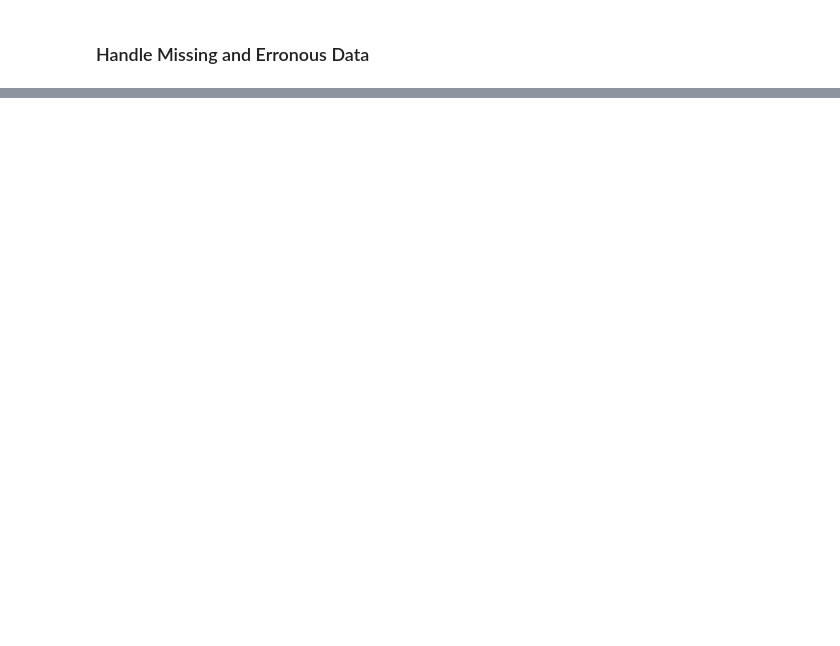
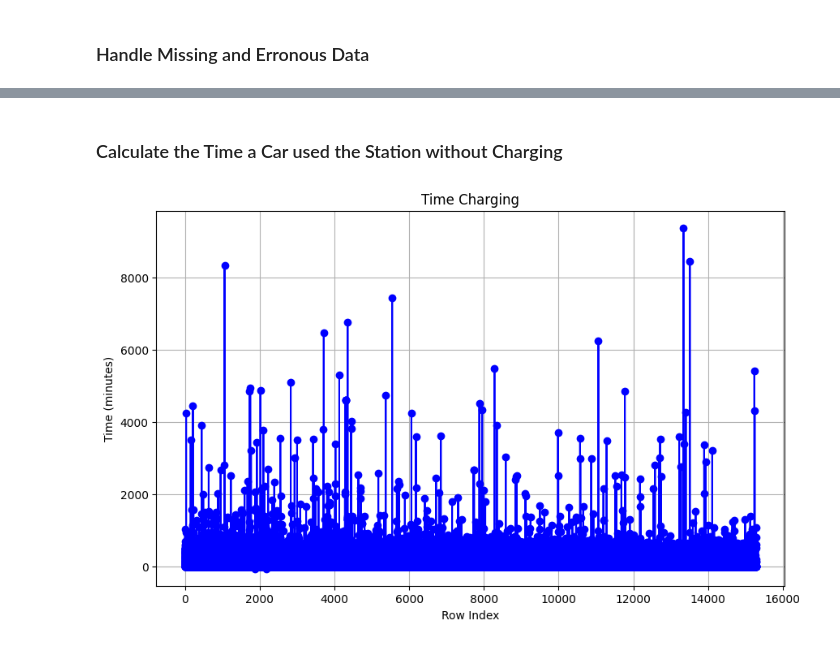
Before and after one commit to S0PEX/AA_Team_9_WS23, a Jupyter notebook: main.ipynb, the cells around one changed output, grey strips where cells are left out. Saved outputs shown, nothing was run; the diff lists cells and outputs as text; code cells hidden in the pictures; blank space fills up the shorter version.

```diff
--- a/main.ipynb
+++ b/main.ipynb
@@ -134,0 +140,23 @@ plt.show()
+# %% [markdown]
+### Calculate the Time a Car used the Station without Charging
+# %%
+# Convert 'disconnectTime' and 'doneChargingTime' columns to datetime format
+df['disconnectTime'] = pd.to_datetime(df['disconnectTime'])
+df['doneChargingTime'] = pd.to_datetime(df['doneChargingTime'])
+
+# Calculate the time difference for each row and create a new column 'timeDifference'
+df['NoChargingTime'] = df['disconnectTime'] - df['doneChargingTime']
+
+# Calculate the time difference for each row and create a new column 'timeDifference'
+df['NoChargingTimeMinutes'] = (df['disconnectTime'] - df['doneChargingTime']).dt.total_seconds() / 60.0  # Convert seconds to minutes
+
+# Plot the time differences
+plt.figure(figsize=(10, 6))
+plt.plot(df['NoChargingTimeMinutes'], marker='o', linestyle='-', color='b')
+plt.title('Time Charging')
+plt.xlabel('Row Index')
+plt.ylabel('Time (minutes)')
+plt.grid(True)
+plt.show()
+# %% [output]
+[figure, added]
```
Also changed, not shown: parts of 17 cells of this notebook, 1 other file.
